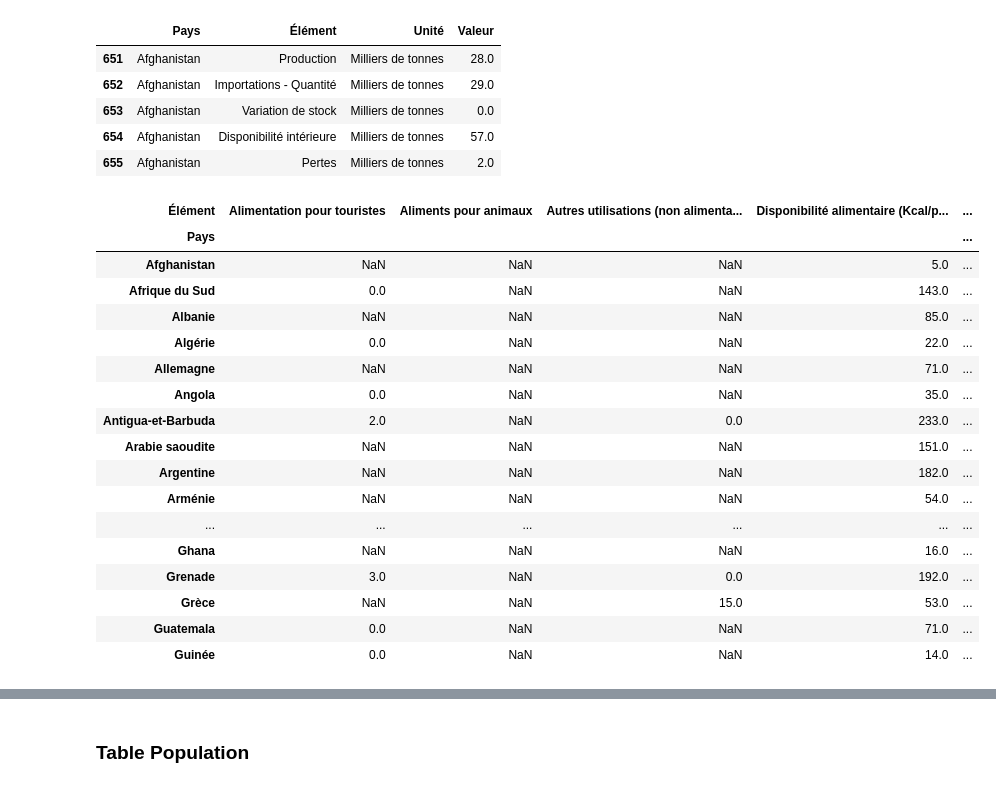
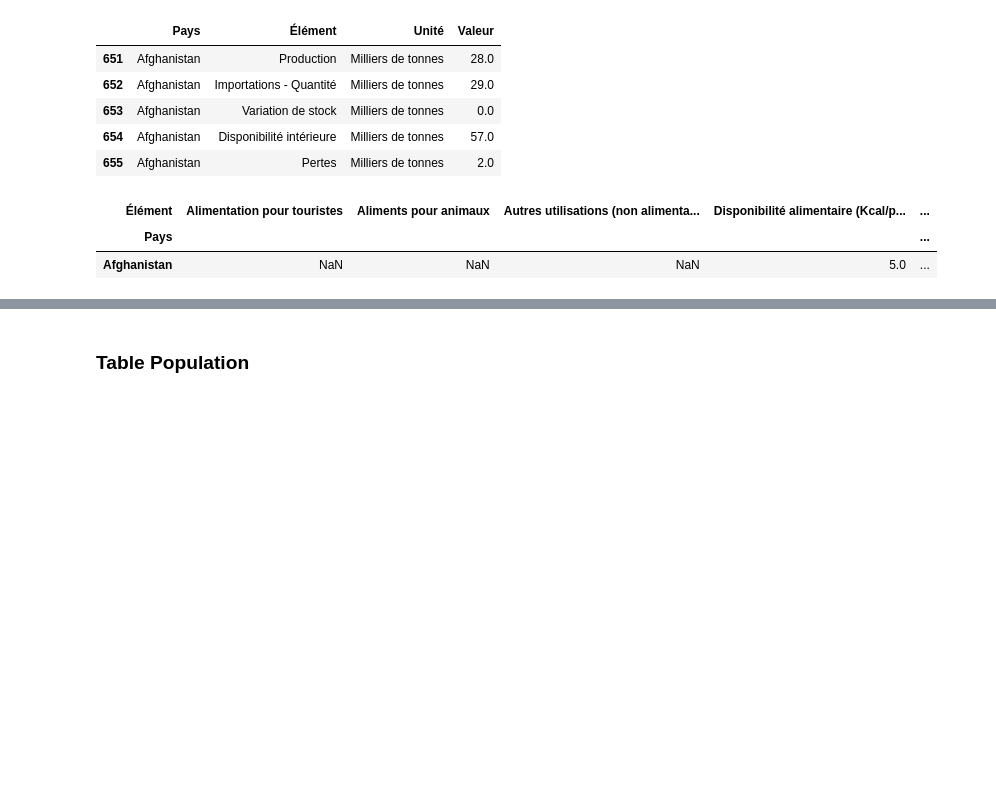
Before and after one commit to Randasabag/Etude-de-march-de-la-poule-qui-chante-avec-Python, a Jupyter notebook: projet9V1.ipynb, the cells around one changed output, grey strips where cells are left out. Drawn from its saved outputs; the diff is of its cells as text; code cells hidden in the pictures; blank space fills up the shorter version.

```diff
--- a/projet9V1.ipynb
+++ b/projet9V1.ipynb
@@ -150,26 +156,11 @@ df_dispovol.head()
 # %%
 #Pivot
 df_dispovol=df_dispovol.pivot_table(index='Pays', columns='Élément', values='Valeur', aggfunc=sum)
-df_dispovol.head(60)
+df_dispovol.head(1)
 # %% [output]
 | Élément | Alimentation pour touristes | Aliments pour animaux | Autres utilisations (non alimenta... | Disponibilité alimentaire (Kcal/p... | ... |
 | Pays |  |  |  |  | ... |
 | Afghanistan | NaN | NaN | NaN | 5.0 | ... |
-| Afrique du Sud | 0.0 | NaN | NaN | 143.0 | ... |
-| Albanie | NaN | NaN | NaN | 85.0 | ... |
-| Algérie | 0.0 | NaN | NaN | 22.0 | ... |
-| Allemagne | NaN | NaN | NaN | 71.0 | ... |
-| Angola | 0.0 | NaN | NaN | 35.0 | ... |
-| Antigua-et-Barbuda | 2.0 | NaN | 0.0 | 233.0 | ... |
-| Arabie saoudite | NaN | NaN | NaN | 151.0 | ... |
-| Argentine | NaN | NaN | NaN | 182.0 | ... |
-| Arménie | NaN | NaN | NaN | 54.0 | ... |
-| ... | ... | ... | ... | ... | ... |
-| Ghana | NaN | NaN | NaN | 16.0 | ... |
-| Grenade | 3.0 | NaN | 0.0 | 192.0 | ... |
-| Grèce | NaN | NaN | 15.0 | 53.0 | ... |
-| Guatemala | 0.0 | NaN | NaN | 71.0 | ... |
-| Guinée | 0.0 | NaN | NaN | 14.0 | ... |
 # %%
 #Sélection des variables qui nous intéresse pour le moment
 df_dispovol=df_dispovol.reset_index()
```
Also changed, not shown: parts of 37 cells of this notebook.
